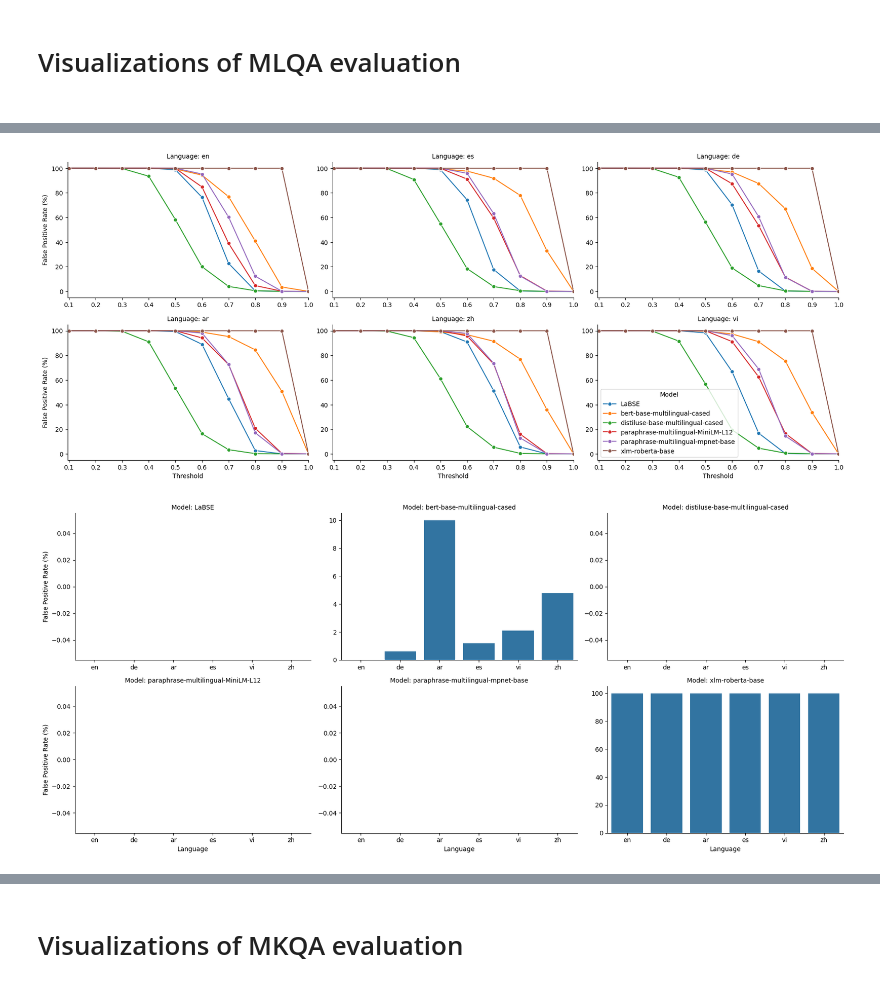
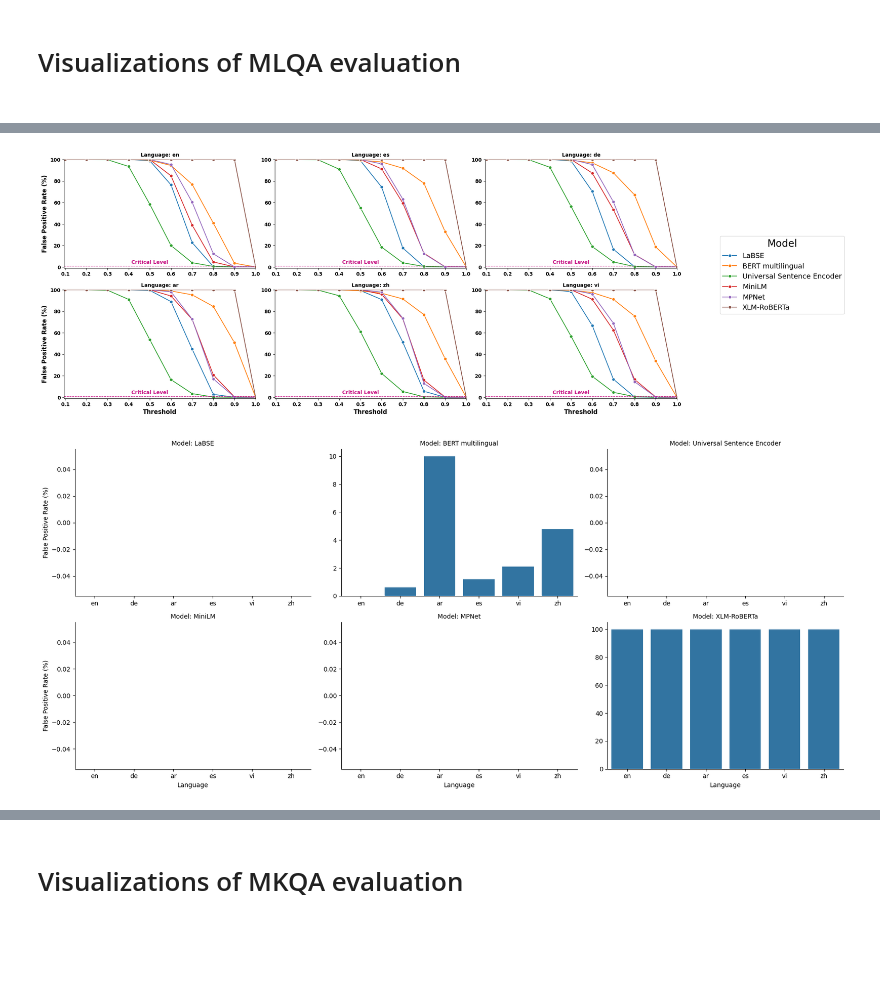
Before and after one commit to dkoterwa/master_thesis, a Jupyter notebook: notebooks/results_analysis.ipynb, the cells around one changed output, grey strips where cells are left out. Cells and saved outputs as stored; diff of their text form; code cells hidden in the pictures; blank space fills up the shorter version.

```diff
--- a/notebooks/results_analysis.ipynb
+++ b/notebooks/results_analysis.ipynb
@@ -4,9 +4,18 @@
 import pandas as pd
 import numpy as np
 import jieba
+import umap
 import seaborn as sns
 import matplotlib.pyplot as plt
 import glob
+from rouge_score import rouge_scorer
+from tqdm import tqdm
+from rouge_chinese import Rouge as RougeChinese
+from rouge import Rouge
+import scipy.stats as stats
+from datasets import load_dataset
+from matplotlib.ticker import FixedLocator, FixedFormatter
 
 TARGET_LANGUAGES = ["en", "es", "de", "ar", "zh", "vi"]
-MODELS = ["LaBSE", "bert-base-multilingual-cased", "distiluse-base-multilingual-cased", "paraphrase-multilingual-MiniLM-L12", "paraphrase-multilingual-mpnet-base", "xlm-roberta-base"]
+MODELS = ["LaBSE", "BERT multilingual", "Universal Sentence Encoder", "MiniLM", "MPNet", "XLM-RoBERTa"]
+LANG_ORDER = ["en", "ar", "de", "es", "vi", "zh"]
@@ -84,21 +105,31 @@ def fpr_for_specific_languages_models(results_df):
 
     return pd.DataFrame(fpr_data)
 # %%
-def plot_fpr_rates_across_thresholds(fpr_df):
-    g = sns.FacetGrid(fpr_df, col="lang", hue="model", col_wrap=3, height=4, aspect=1.5, sharey=False)
+def plot_fpr_rates_across_thresholds(fpr_df, dataset_name):
+    g = sns.FacetGrid(fpr_df, col="lang", hue="model", col_wrap=3, height=4, aspect=1.5)
     g.map(sns.lineplot, "threshold", "fpr", marker="o")
-    g.set_axis_labels("Threshold", "False Positive Rate (%)")
-    g.set_titles("Language: {col_name}")
-    g.set(xticks=np.arange(0.1, 1.1, 0.1))
+    g.set_axis_labels("Threshold", "False Positive Rate (%)", fontweight="bold", fontsize=12)
+    g.set_titles("Language: {col_name}", fontweight="bold", fontsize=14)
 
+    xticks = np.arange(0.1, 1.1, 0.1)
     for axis in g.axes.flat:
         axis.tick_params(labelleft=True, labelbottom=True)
+        axis.set_xticklabels(axis.get_xticks(), fontweight="bold", fontsize=10)
+        axis.set_yticklabels(axis.get_yticks(), fontweight="bold", fontsize=10)
+        axis.xaxis.set_major_locator(FixedLocator(xticks))
+        axis.yaxis.set_major_locator(FixedLocator(axis.get_yticks()))
+        axis.xaxis.set_major_formatter(FixedFormatter([f'{tick:.1f}' for tick in xticks]))
+        axis.yaxis.set_major_formatter(FixedFormatter([f'{tick:.0f}' for tick in axis.get_yticks()]))
+        axis.set_ylim(-1, 100)
+        axis.axhline(y=1, color='mediumvioletred', linestyle='--', linewidth=1)
+        axis.text(0.5, 0.03, "Critical Level", ha='center', va='bottom', color='mediumvioletred',transform=axis.get_xaxis_transform(), fontweight='bold', fontsize=10)
 
-    plt.subplots_adjust(top=0.9)
-    plt.legend(title="Model")
-    g.figure.subplots_adjust(hspace=0.2, wspace=0.1)
-    plt.xticks(np.arange(0.1, 1.1, 0.1))
-    plt.xlim(0.095, 1)
+
+    g.add_legend(title="Model", bbox_to_anchor=(1.05, 0.5), loc='center right', fontsize=14, frameon=True)
+    plt.subplots_adjust(top=0.9, hspace=0.2, wspace=0.1)
+    plt.setp(g._legend.get_title(), fontsize=20)
+    g.set(xlim=(0.095, 1))
+    plt.savefig(f"../data/plots/{dataset_name}_fpr_across_thresholds.png", bbox_inches="tight", dpi=400)
     plt.show()
 # %%
 def plot_language_fprs(fpr_df):
@@ -203,12 +347,12 @@ plot_similarity_scores_by_language_overlay(full_results_mlqa)
 # %%
 fpr_df_models = calculate_fpr_across_models(full_results_mlqa, TARGET_LANGUAGES, MODELS)
-plot_fpr_rates_across_thresholds(fpr_df_models)
+plot_fpr_rates_across_thresholds(fpr_df_models, "mlqa")
 # %% [output]
-[figure, old version]
+[figure, new version]
 # %%
 fpr_df_languages_models = fpr_for_specific_languages_models(full_results_mlqa)
 plot_language_fprs(fpr_df_languages_models)
 # %% [output]
-[figure, old version]
+[figure, new version]
 # %%
 language_percentages_df = percentage_different_language_nearest_neighbor(full_results_mlqa)
```
Also changed, not shown: parts of 43 cells of this notebook.
